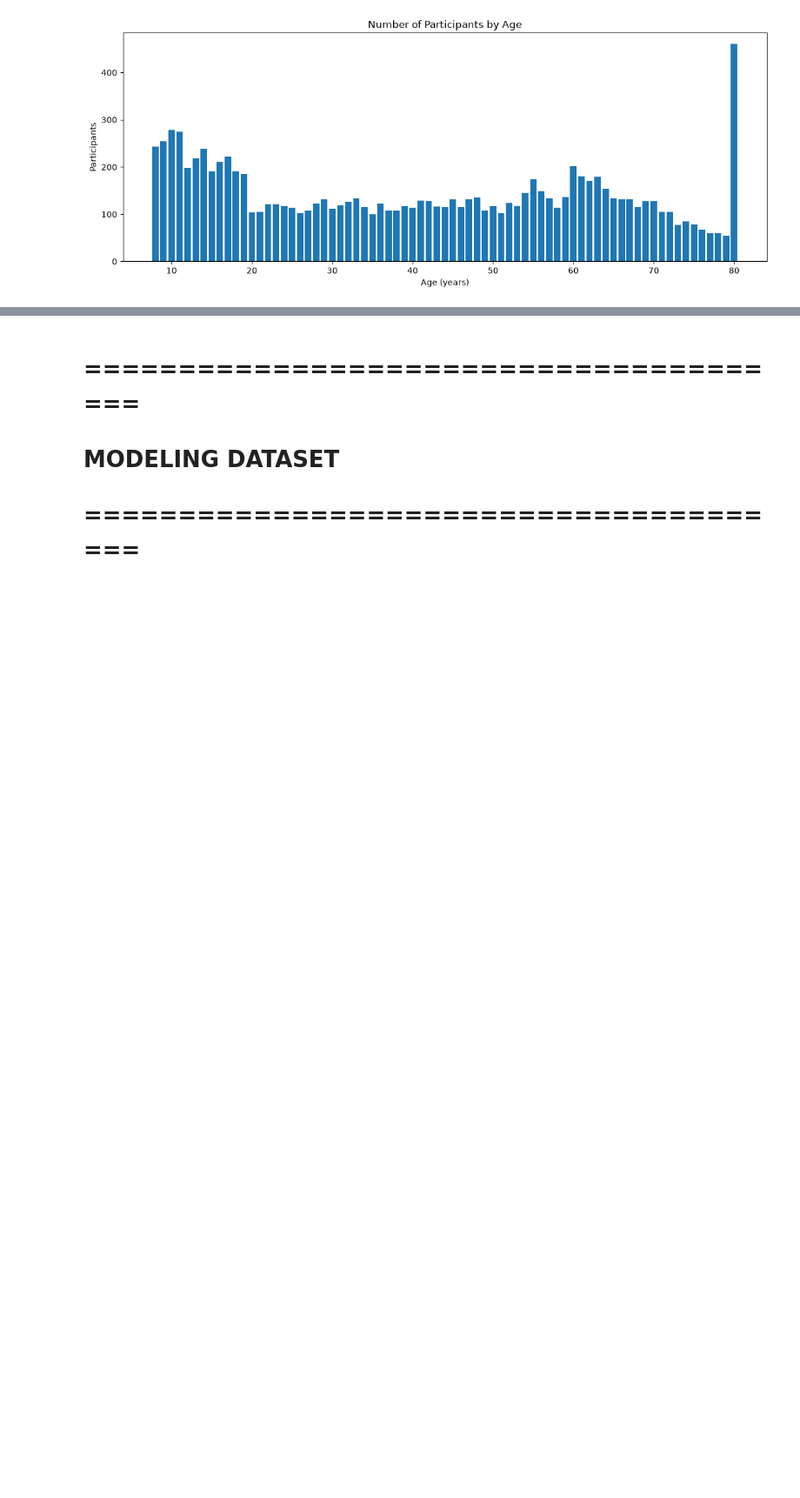
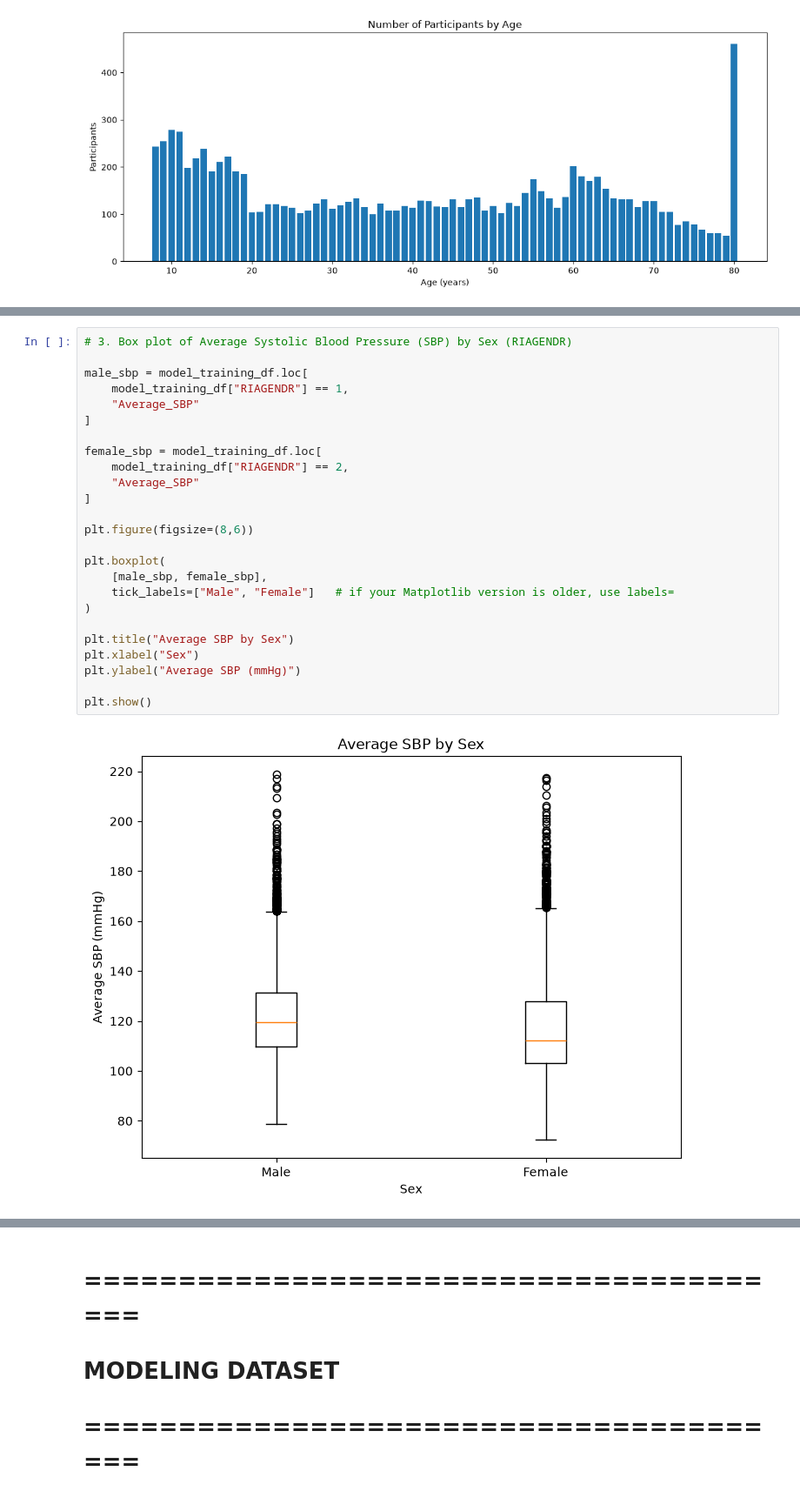
Before and after one commit to kmnguyen37/Intelligent-Blood-Presure-Risk-Assessment, a Jupyter notebook: notebook/01-project-notebook.ipynb, the cells around one changed output, grey strips where cells are left out. Shown at 87% size. Drawn from its saved outputs; the diff is of its cells as text; blank space fills up the shorter version.

```diff
--- a/notebook/01-project-notebook.ipynb
+++ b/notebook/01-project-notebook.ipynb
@@ -730,0 +982,27 @@ plt.show()
+# %%
+# 3. Box plot of Average Systolic Blood Pressure (SBP) by Sex (RIAGENDR)
+
+male_sbp = model_training_df.loc[
+    model_training_df["RIAGENDR"] == 1,
+    "Average_SBP"
+]
+
+female_sbp = model_training_df.loc[
+    model_training_df["RIAGENDR"] == 2,
+    "Average_SBP"
+]
+
+plt.figure(figsize=(8,6))
+
+plt.boxplot(
+    [male_sbp, female_sbp],
+    tick_labels=["Male", "Female"]   # if your Matplotlib version is older, use labels=
+)
+
+plt.title("Average SBP by Sex")
+plt.xlabel("Sex")
+plt.ylabel("Average SBP (mmHg)")
+
+plt.show()
+# %% [output]
+[figure, added]
```
Also changed, not shown: parts of 64 cells of this notebook, 7 other files.
